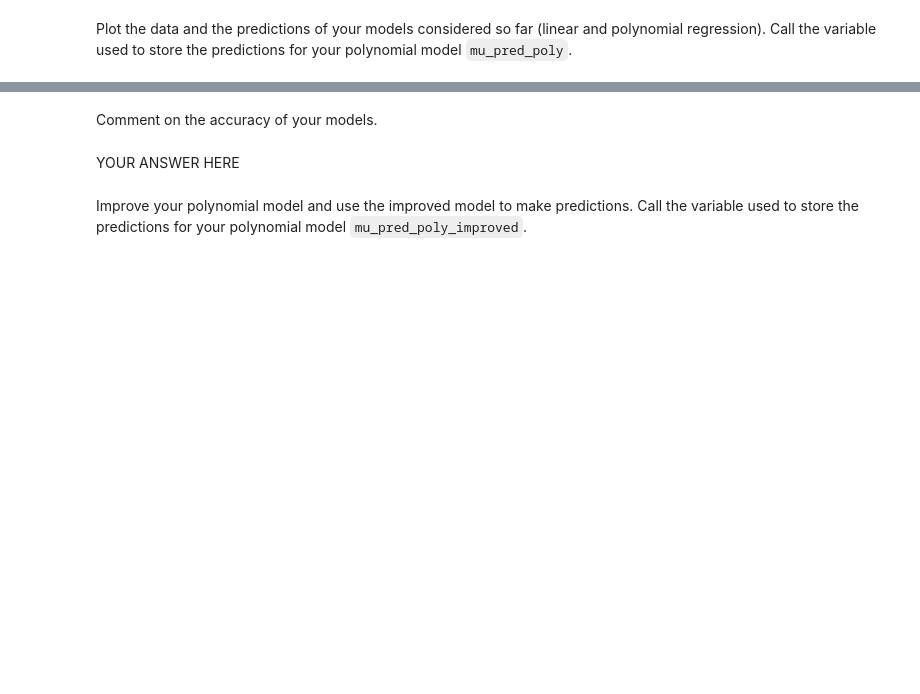
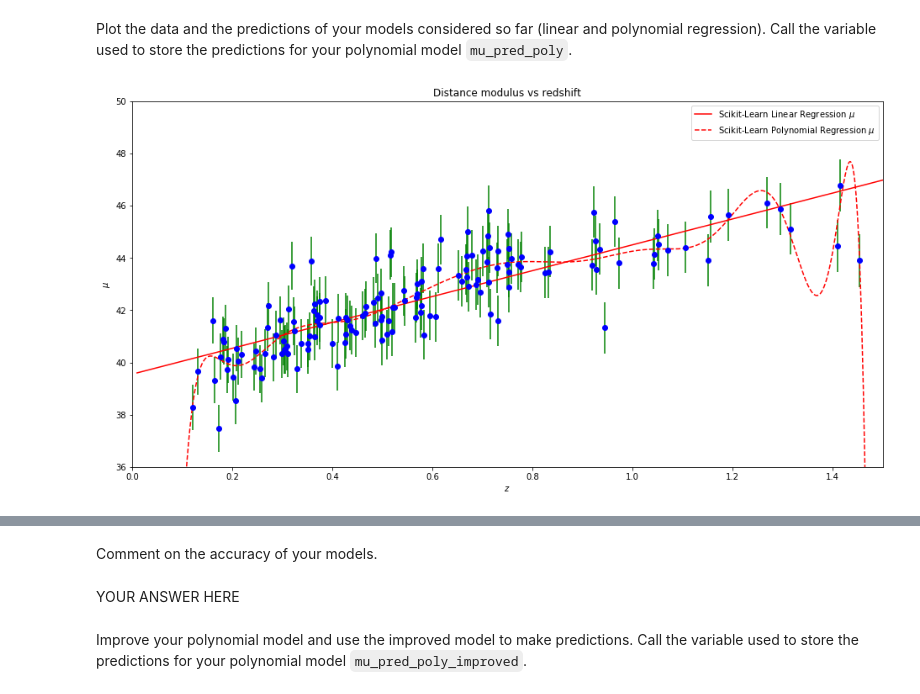
Before and after one commit to johnduffymsc/msc_spce0038, a Jupyter notebook: spce0038_coursework_john_duffy.ipynb, the cells around one changed output, grey strips where cells are left out. Drawn from its saved outputs; the diff is of its cells as text; code cells hidden in the pictures; blank space fills up the shorter version.

```diff
--- a/spce0038_coursework_john_duffy.ipynb
+++ b/spce0038_coursework_john_duffy.ipynb
@@ -176,11 +186,10 @@ degree = 15
 bias = False
 from sklearn.preprocessing import PolynomialFeatures
 def compute_poly_features(degree, bias):
-    # Return polynomial features of samples and class
-    # YOUR CODE HERE
-    raise NotImplementedError()
+    poly_features = PolynomialFeatures(degree=degree, include_bias=bias)
+    z_sample_poly = poly_features.fit_transform(z_sample_new)
     return z_sample_poly, poly_features
 z_sample_poly, poly_features = compute_poly_features(degree, bias)
 # Train model
-# YOUR CODE HERE
-raise NotImplementedError()
+lin_reg_poly = LinearRegression()
+lin_reg_poly.fit(z_sample_poly, mu_sample)
@@ -194,3 +204,23 @@ raise NotImplementedError()
+# %%
+z = np.linspace(0.01, 1.5, 1000)
+
+# Plot original data and error bars.
+plot_dist_mod()
+
+# Plot linear regression model predictions.
+mu_pred_lin = predict_lin_reg((lin_reg.intercept_, lin_reg.coef_[0]), z)
+plt.plot(z, mu_pred_lin, 'r-', label="Scikit-Learn Linear Regression $\mu$")
+
+# Plot polynomial regression model predictions.
+z_new = z.reshape(z.size, 1)
+z_new_poly = poly_features.transform(z_new)
+mu_pred_poly = lin_reg_poly.predict(z_new_poly)
+plt.plot(z, mu_pred_poly, 'r--', label="Scikit-Learn Polynomial Regression $\mu$")
+
+plt.legend()
+plt.show()
+# %% [output]
+[figure, added]
 # %%
 check_var_defined('mu_pred_poly')
 assert mu_pred_poly.shape == (len(z),)
```
Also changed, not shown: parts of 10 cells of this notebook.
